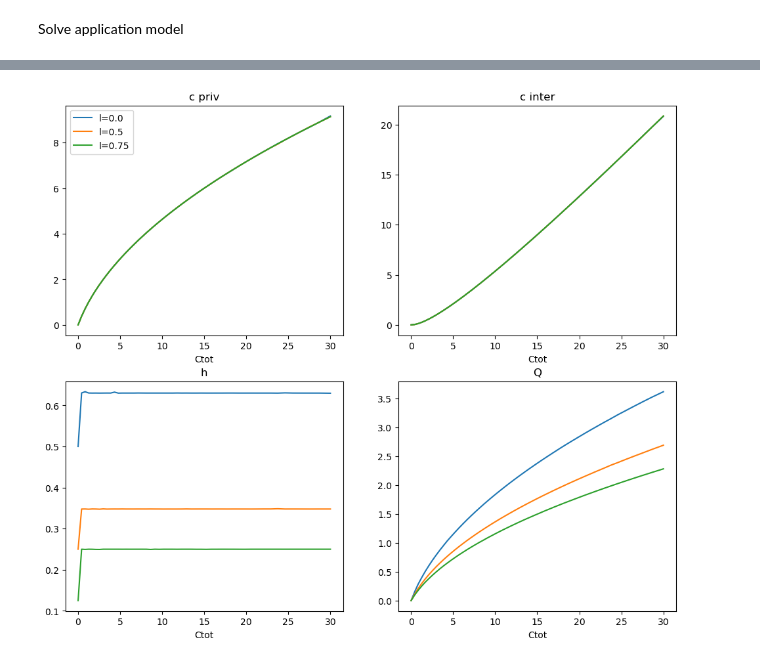
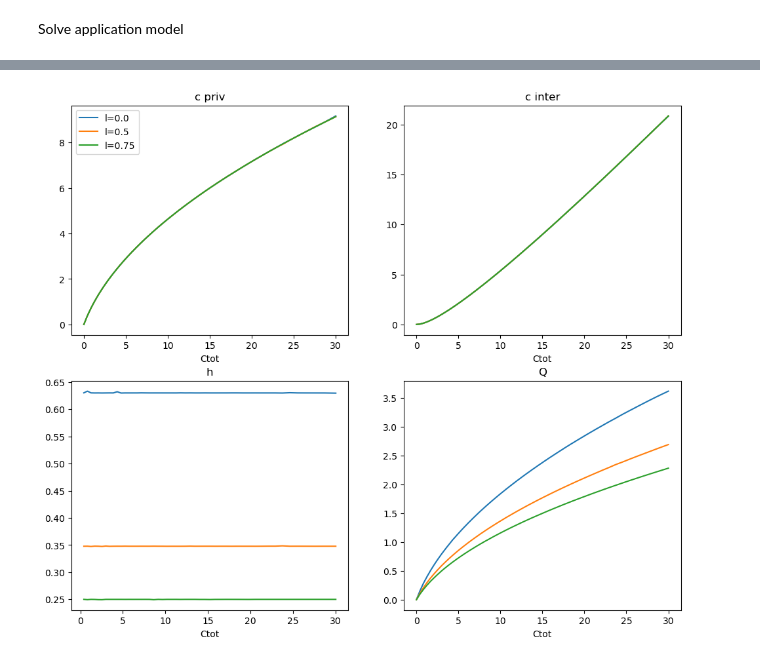
Before and after one commit to ThomasHJorgensen/FastBargaining, a Jupyter notebook: Application/01. Application Test.ipynb, the cells around one changed output, grey strips where cells are left out. Cells and saved outputs as stored; diff of their text form; code cells hidden in the pictures.

```diff
--- a/Application/01. Application Test.ipynb
+++ b/Application/01. Application Test.ipynb
@@ -33,6 +33,8 @@ settings = {
        'phi_w': 1.0,
        'phi_m': 1.0,
 
+       'zeta': 1.5,
+
        'threads':threads,
        'do_egm': True,
        }
@@ -52,22 +54,22 @@ model.solve()
 # %%
 fig, ax = plt.subplots(2,2, figsize=(12,10))
 
 for i,l in enumerate(model.par.grid_l):
     ax[0,0].plot(model.par.grid_Ctot, model.sol.pre_Cw_priv_single[i,:], label=f'l={l}')
     ax[0,0].set_title('c priv')
     ax[0,0].set_xlabel('Ctot')
     ax[0,0].legend()
 
     ax[0,1].plot(model.par.grid_Ctot, model.sol.pre_Cw_inter_single[i,:], label=f'l={l}')
     ax[0,1].set_title('c inter')
     ax[0,1].set_xlabel('Ctot')
 
-    ax[1,0].plot(model.par.grid_Ctot, model.sol.pre_hw_single[i,:], label=f'l={l}')
+    ax[1,0].plot(model.par.grid_Ctot[1:], model.sol.pre_hw_single[i,1:], label=f'l={l}')
     ax[1,0].set_title('h')
     ax[1,0].set_xlabel('Ctot')
 
     ax[1,1].plot(model.par.grid_Ctot, model.sol.pre_Qw_single[i,:], label=f'l={l}')
     ax[1,1].set_title('Q')
     ax[1,1].set_xlabel('Ctot')
 # %% [output]
-[figure, old version]
+[figure, new version]
```
Also changed, not shown: parts of 1 cell of this notebook, 1 other file.
